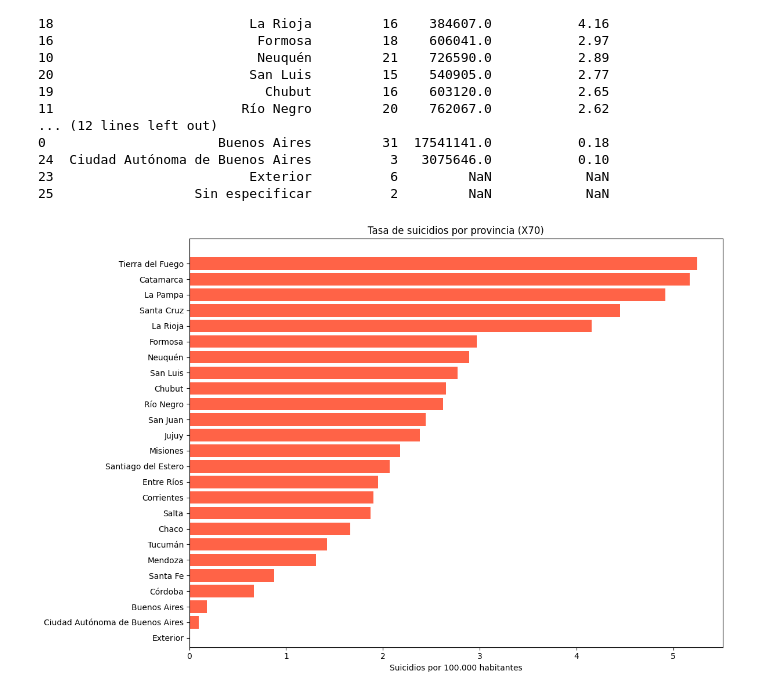
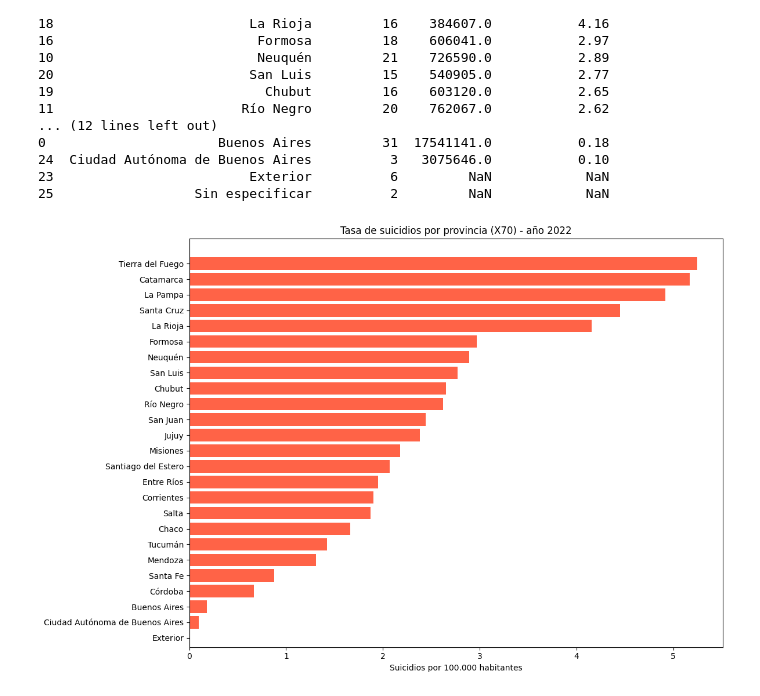
Before and after one commit to carlaberon/tp-ciencia-de-datos, a Jupyter notebook: analisis-tasa-22.ipynb, the cells around one changed output. Saved outputs shown, nothing was run; the diff lists cells and outputs as text; code cells hidden in the pictures.

```diff
--- a/analisis-tasa-22.ipynb
+++ b/analisis-tasa-22.ipynb
@@ -91,13 +91,13 @@ Tasa de suicidios por cada 100.000 habitantes por provincia:
 # %%
 import matplotlib.pyplot as plt
 
 # Este script supone que df_ordenado ya fue creado
 plt.figure(figsize=(12, 8))
 plt.barh(df_ordenado["provincia"], df_ordenado["tasa_por_100k"], color="tomato")
 plt.xlabel("Suicidios por 100.000 habitantes")
-plt.title("Tasa de suicidios por provincia (X70)")
+plt.title("Tasa de suicidios por provincia (X70) - año 2022")
 plt.gca().invert_yaxis()
 plt.tight_layout()
 plt.show()
 # %% [output]
-[figure, old version]
+[figure, new version]
```
Also changed, not shown: 3 other files.
